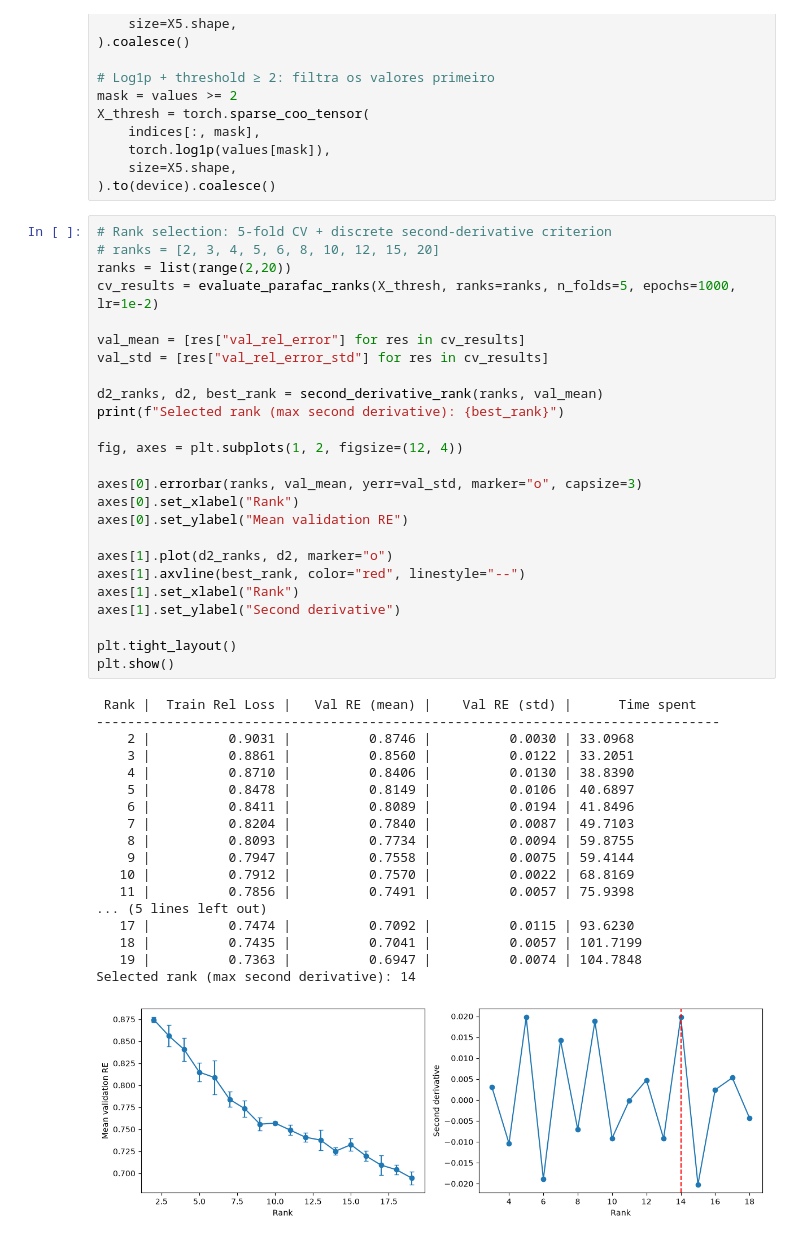
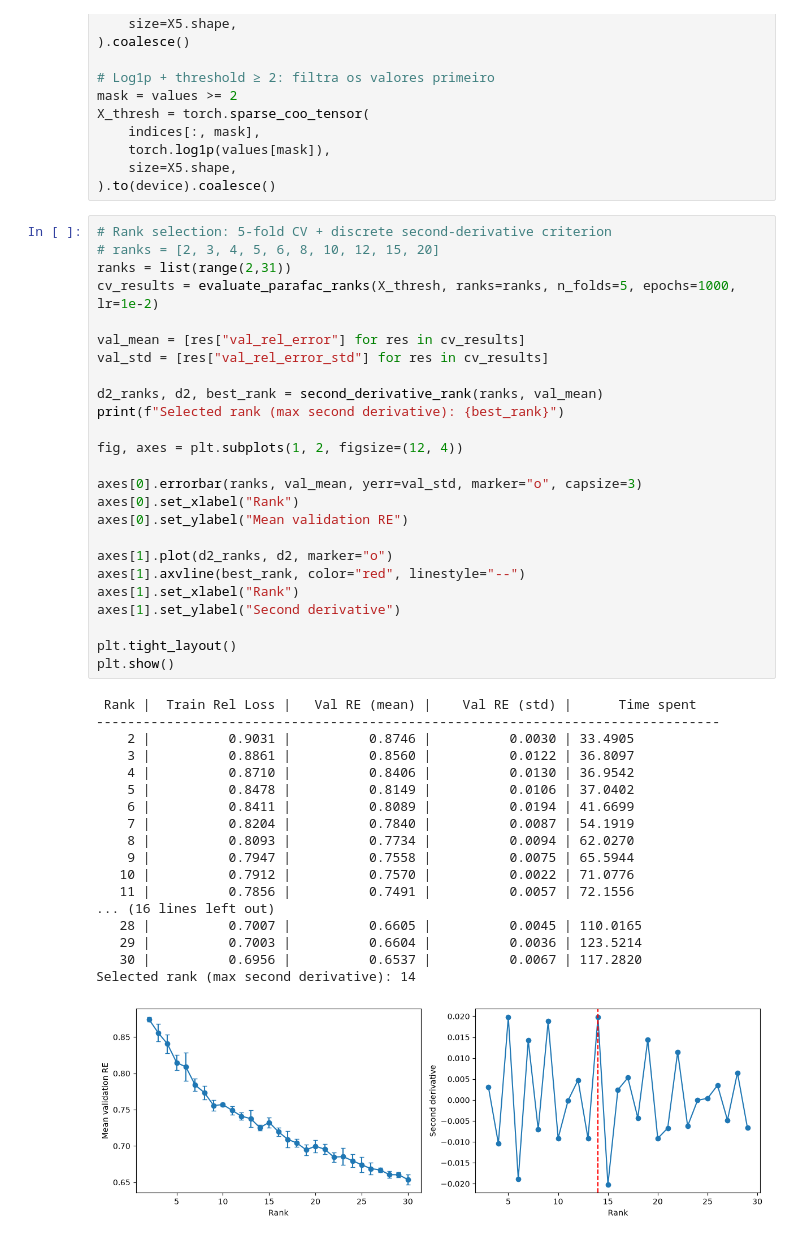
Before and after one commit to pedroMendesR/baile-los-prestamos, a Jupyter notebook: notebooks/parafac_LA.ipynb, the cells around one changed output. Drawn from its saved outputs; the diff is of its cells as text.

Commit message:
all plots and subgroups

```diff
--- a/notebooks/parafac_LA.ipynb
+++ b/notebooks/parafac_LA.ipynb
@@ -901,47 +901,47 @@ X_thresh = torch.sparse_coo_tensor(
 # %%
 # Rank selection: 5-fold CV + discrete second-derivative criterion
 # ranks = [2, 3, 4, 5, 6, 8, 10, 12, 15, 20]
-ranks = list(range(2,20))
+ranks = list(range(2,31))
 cv_results = evaluate_parafac_ranks(X_thresh, ranks=ranks, n_folds=5, epochs=1000, lr=1e-2)
 
 val_mean = [res["val_rel_error"] for res in cv_results]
 val_std = [res["val_rel_error_std"] for res in cv_results]
 
 d2_ranks, d2, best_rank = second_derivative_rank(ranks, val_mean)
 print(f"Selected rank (max second derivative): {best_rank}")
 
 fig, axes = plt.subplots(1, 2, figsize=(12, 4))
 
 axes[0].errorbar(ranks, val_mean, yerr=val_std, marker="o", capsize=3)
 axes[0].set_xlabel("Rank")
 axes[0].set_ylabel("Mean validation RE")
 
 axes[1].plot(d2_ranks, d2, marker="o")
 axes[1].axvline(best_rank, color="red", linestyle="--")
 axes[1].set_xlabel("Rank")
 axes[1].set_ylabel("Second derivative")
 
 plt.tight_layout()
 plt.show()
 # %% [output]
  Rank |  Train Rel Loss |   Val RE (mean) |    Val RE (std) |      Time spent
 --------------------------------------------------------------------------------
-    2 |          0.9031 |          0.8746 |          0.0030 | 33.0968
-    3 |          0.8861 |          0.8560 |          0.0122 | 33.2051
-    4 |          0.8710 |          0.8406 |          0.0130 | 38.8390
-    5 |          0.8478 |          0.8149 |          0.0106 | 40.6897
-    6 |          0.8411 |          0.8089 |          0.0194 | 41.8496
-    7 |          0.8204 |          0.7840 |          0.0087 | 49.7103
-    8 |          0.8093 |          0.7734 |          0.0094 | 59.8755
-    9 |          0.7947 |          0.7558 |          0.0075 | 59.4144
-   10 |          0.7912 |          0.7570 |          0.0022 | 68.8169
-   11 |          0.7856 |          0.7491 |          0.0057 | 75.9398
-... (5 lines left out)
-   17 |          0.7474 |          0.7092 |          0.0115 | 93.6230
-   18 |          0.7435 |          0.7041 |          0.0057 | 101.7199
-   19 |          0.7363 |          0.6947 |          0.0074 | 104.7848
+    2 |          0.9031 |          0.8746 |          0.0030 | 33.4905
+    3 |          0.8861 |          0.8560 |          0.0122 | 36.8097
+    4 |          0.8710 |          0.8406 |          0.0130 | 36.9542
+    5 |          0.8478 |          0.8149 |          0.0106 | 37.0402
+    6 |          0.8411 |          0.8089 |          0.0194 | 41.6699
+    7 |          0.8204 |          0.7840 |          0.0087 | 54.1919
+    8 |          0.8093 |          0.7734 |          0.0094 | 62.0270
+    9 |          0.7947 |          0.7558 |          0.0075 | 65.5944
+   10 |          0.7912 |          0.7570 |          0.0022 | 71.0776
+   11 |          0.7856 |          0.7491 |          0.0057 | 72.1556
+... (16 lines left out)
+   28 |          0.7007 |          0.6605 |          0.0045 | 110.0165
+   29 |          0.7003 |          0.6604 |          0.0036 | 123.5214
+   30 |          0.6956 |          0.6537 |          0.0067 | 117.2820
 Selected rank (max second derivative): 14
-[figure, old version]
+[figure, new version]
 # %%
 # Elbow analysis: first and second derivatives of the mean validation RE
 # (uses cv_results from the cell above, no need to rerun the CV)
```
Also changed, not shown: parts of 4 cells of this notebook, 44 other files.
